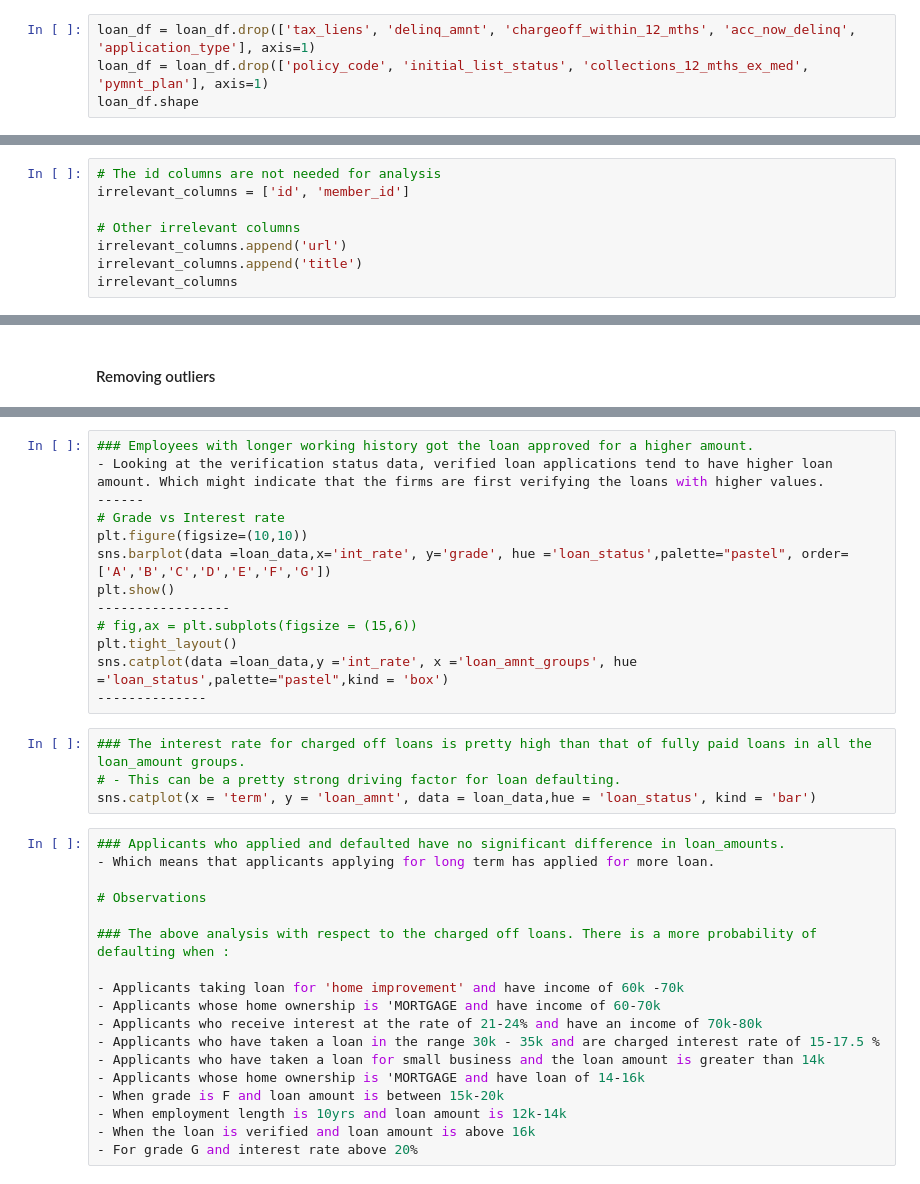
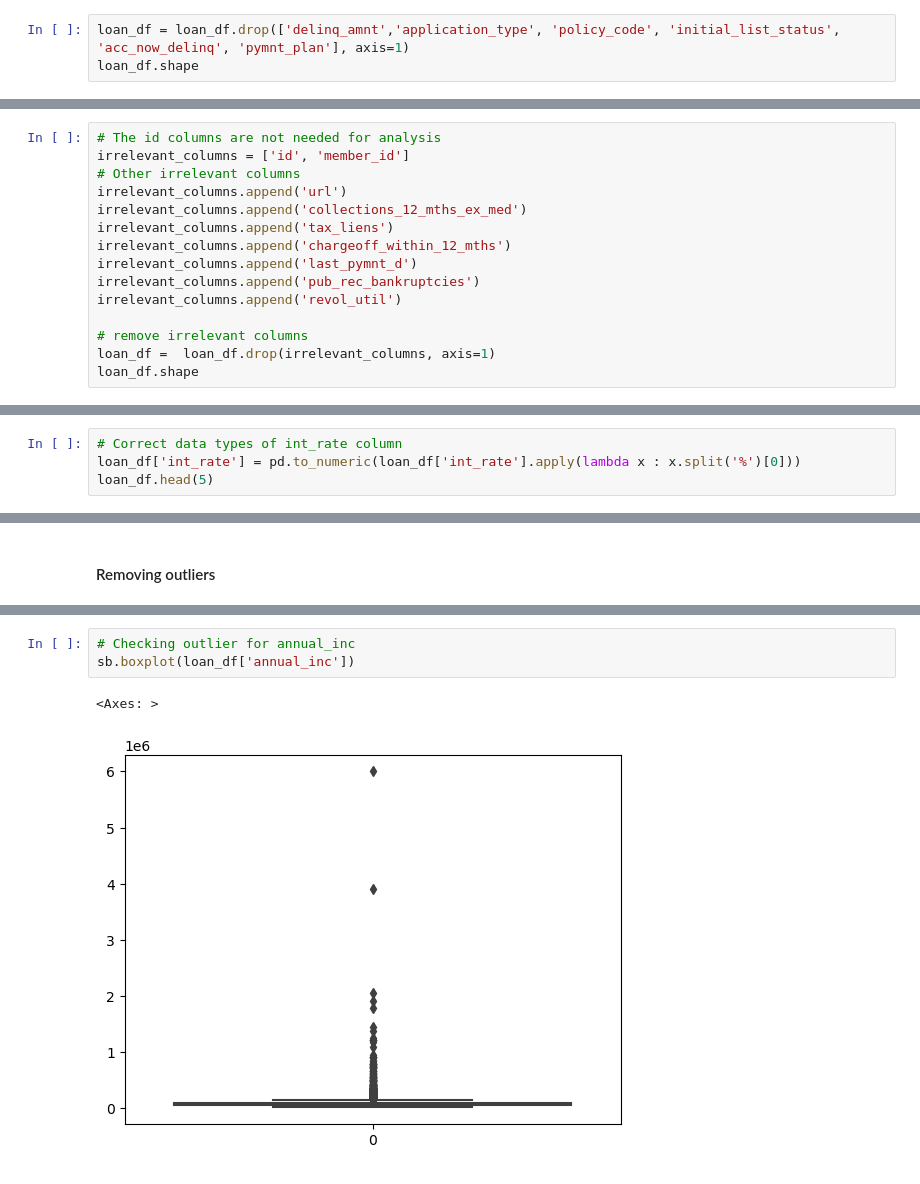
Before and after one commit to gopinathghub/LendingClubCaseStudy, a Jupyter notebook: Gopinath_Moganasundaram.ipynb, the cells around one changed output, grey strips where cells are left out. Drawn from its saved outputs; the diff is of its cells as text.

```diff
--- a/Gopinath_Moganasundaram.ipynb
+++ b/Gopinath_Moganasundaram.ipynb
@@ -131,7 +133,6 @@ pymnt_plan                    1
 term                          2
 dtype: int64
 # %%
-loan_df = loan_df.drop(['tax_liens', 'delinq_amnt', 'chargeoff_within_12_mths', 'acc_now_delinq', 'application_type'], axis=1)
-loan_df = loan_df.drop(['policy_code', 'initial_list_status', 'collections_12_mths_ex_med', 'pymnt_plan'], axis=1)
+loan_df = loan_df.drop(['delinq_amnt','application_type', 'policy_code', 'initial_list_status', 'acc_now_delinq', 'pymnt_plan'], axis=1)
 loan_df.shape
 # %% [output]
@@ -157,9 +159,16 @@ Index(['id', 'member_id', 'loan_amnt', 'funded_amnt', 'funded_amnt_inv',
 # %%
 # The id columns are not needed for analysis
 irrelevant_columns = ['id', 'member_id']
-
 # Other irrelevant columns
 irrelevant_columns.append('url')
-irrelevant_columns.append('title')
-irrelevant_columns
+irrelevant_columns.append('collections_12_mths_ex_med')
+irrelevant_columns.append('tax_liens')
+irrelevant_columns.append('chargeoff_within_12_mths')
+irrelevant_columns.append('last_pymnt_d')
+irrelevant_columns.append('pub_rec_bankruptcies')
+irrelevant_columns.append('revol_util')
+
+# remove irrelevant columns
+loan_df =  loan_df.drop(irrelevant_columns, axis=1)
+loan_df.shape
 # %% [output]
@@ -204,0 +213,4 @@ loan_data.head()
+# %%
+# Correct data types of int_rate column
+loan_df['int_rate'] = pd.to_numeric(loan_df['int_rate'].apply(lambda x : x.split('%')[0]))
+loan_df.head(5)
@@ -416,35 +227,6 @@ sns.barplot(data =loan_data,y='loan_amnt', x='verification_status', hue ='loan_s
-# %%
-### Employees with longer working history got the loan approved for a higher amount.
-- Looking at the verification status data, verified loan applications tend to have higher loan amount. Which might indicate that the firms are first verifying the loans with higher values.
-------
-# Grade vs Interest rate
-plt.figure(figsize=(10,10))
-sns.barplot(data =loan_data,x='int_rate', y='grade', hue ='loan_status',palette="pastel", order=['A','B','C','D','E','F','G'])
-plt.show()
------------------
-# fig,ax = plt.subplots(figsize = (15,6))
-plt.tight_layout()
-sns.catplot(data =loan_data,y ='int_rate', x ='loan_amnt_groups', hue ='loan_status',palette="pastel",kind = 'box')
---------------
-# %%
-### The interest rate for charged off loans is pretty high than that of fully paid loans in all the loan_amount groups.
-# - This can be a pretty strong driving factor for loan defaulting.
-sns.catplot(x = 'term', y = 'loan_amnt', data = loan_data,hue = 'loan_status', kind = 'bar')
-# %%
-### Applicants who applied and defaulted have no significant difference in loan_amounts.
-- Which means that applicants applying for long term has applied for more loan.
-
-# Observations
-
-### The above analysis with respect to the charged off loans. There is a more probability of defaulting when :
-
-- Applicants taking loan for 'home improvement' and have income of 60k -70k
-- Applicants whose home ownership is 'MORTGAGE and have income of 60-70k
-- Applicants who receive interest at the rate of 21-24% and have an income of 70k-80k
-- Applicants who have taken a loan in the range 30k - 35k and are charged interest rate of 15-17.5 %
-- Applicants who have taken a loan for small business and the loan amount is greater than 14k
-- Applicants whose home ownership is 'MORTGAGE and have loan of 14-16k
-- When grade is F and loan amount is between 15k-20k
-- When employment length is 10yrs and loan amount is 12k-14k
-- When the loan is verified and loan amount is above 16k
-- For grade G and interest rate above 20%
+# %%
+# Checking outlier for annual_inc
+sb.boxplot(loan_df['annual_inc'])
+# %% [output]
+<Axes: >
+[figure, added]
```
Also changed, not shown: parts of 75 cells of this notebook.
